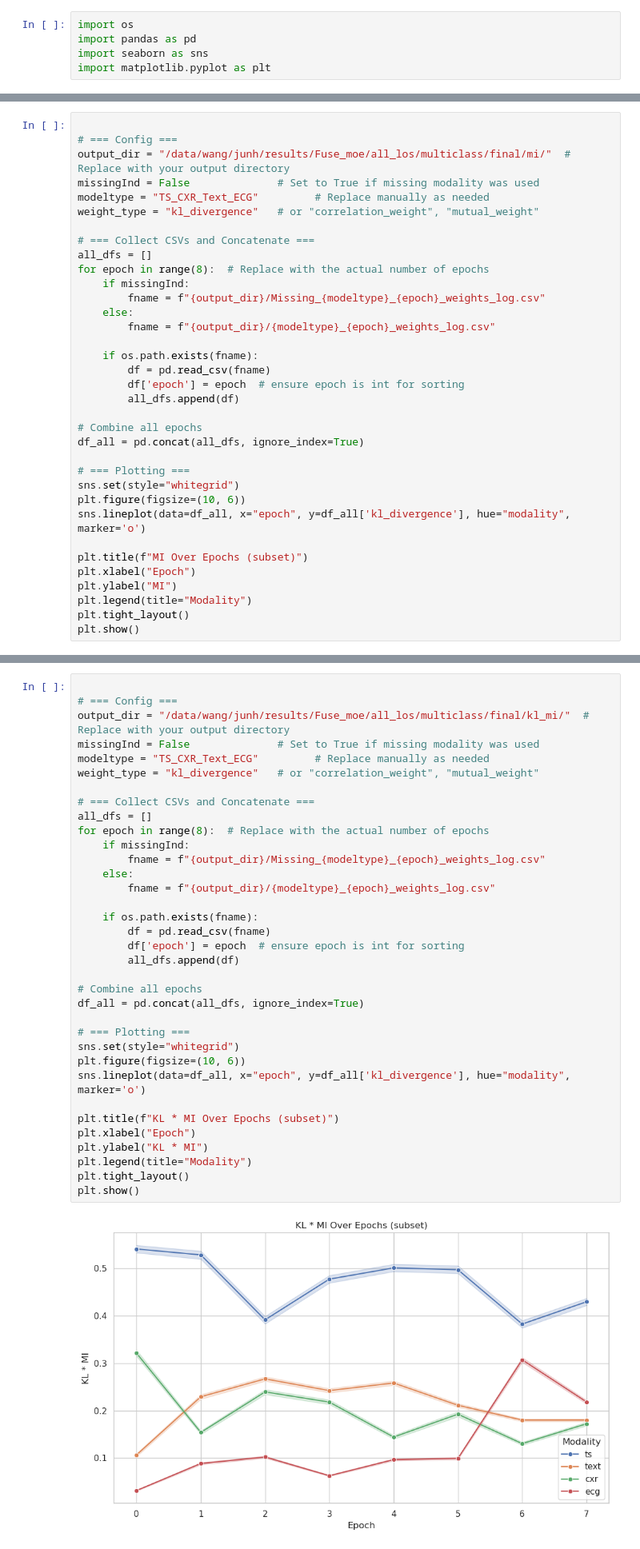
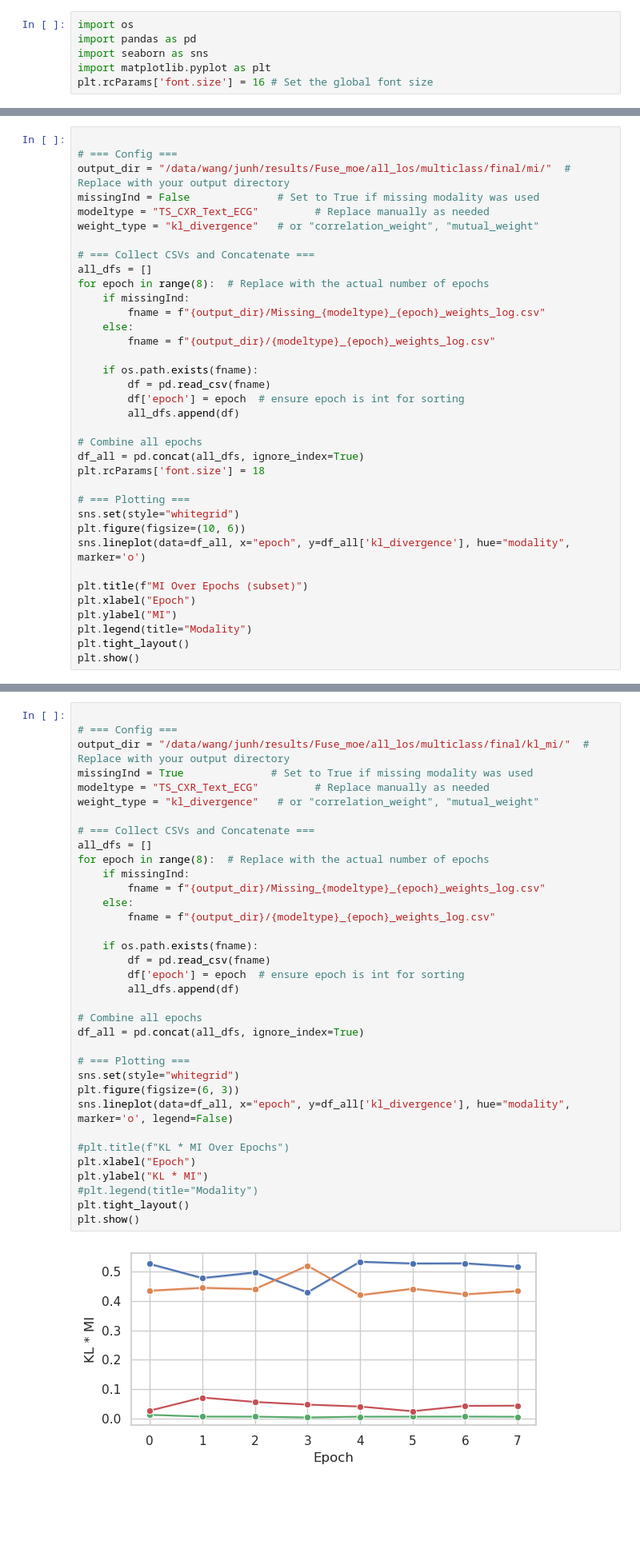
Before and after one commit to JuneHou/Multimodal-Transformer, a Jupyter notebook: Analysis/weights_analysis.ipynb, the cells around one changed output, grey strips where cells are left out. Shown at 80% size. Saved outputs shown, nothing was run; the diff lists cells and outputs as text; blank space fills up the shorter version.

```diff
--- a/Analysis/weights_analysis.ipynb
+++ b/Analysis/weights_analysis.ipynb
@@ -3,6 +3,7 @@ import os
 import pandas as pd
 import seaborn as sns
 import matplotlib.pyplot as plt
+plt.rcParams['font.size'] = 16 # Set the global font size
 # %% [markdown]
 # 4 modalities global_kl
 # %%
@@ -67,6 +68,7 @@ for epoch in range(8):  # Replace with the actual number of epochs
 
 # Combine all epochs
 df_all = pd.concat(all_dfs, ignore_index=True)
+plt.rcParams['font.size'] = 18
 
 # === Plotting ===
 sns.set(style="whitegrid")
@@ -656,36 +697,36 @@ plt.show()
 
 # === Config ===
 output_dir = "/data/wang/junh/results/Fuse_moe/all_los/multiclass/final/kl_mi/"  # Replace with your output directory
-missingInd = False              # Set to True if missing modality was used
+missingInd = True              # Set to True if missing modality was used
 modeltype = "TS_CXR_Text_ECG"         # Replace manually as needed
 weight_type = "kl_divergence"   # or "correlation_weight", "mutual_weight"
 
 # === Collect CSVs and Concatenate ===
 all_dfs = []
 for epoch in range(8):  # Replace with the actual number of epochs
     if missingInd:
         fname = f"{output_dir}/Missing_{modeltype}_{epoch}_weights_log.csv"
     else:
         fname = f"{output_dir}/{modeltype}_{epoch}_weights_log.csv"
 
     if os.path.exists(fname):
         df = pd.read_csv(fname)
         df['epoch'] = epoch  # ensure epoch is int for sorting
         all_dfs.append(df)
 
 # Combine all epochs
 df_all = pd.concat(all_dfs, ignore_index=True)
 
 # === Plotting ===
 sns.set(style="whitegrid")
-plt.figure(figsize=(10, 6))
-sns.lineplot(data=df_all, x="epoch", y=df_all['kl_divergence'], hue="modality", marker='o')
+plt.figure(figsize=(6, 3))
+sns.lineplot(data=df_all, x="epoch", y=df_all['kl_divergence'], hue="modality", marker='o', legend=False)
 
-plt.title(f"KL * MI Over Epochs (subset)")
+#plt.title(f"KL * MI Over Epochs")
 plt.xlabel("Epoch")
 plt.ylabel("KL * MI")
-plt.legend(title="Modality")
+#plt.legend(title="Modality")
 plt.tight_layout()
 plt.show()
 # %% [output]
-[figure, old version]
+[figure, new version]
```
Also changed, not shown: parts of 9 cells of this notebook, 19 other files.
